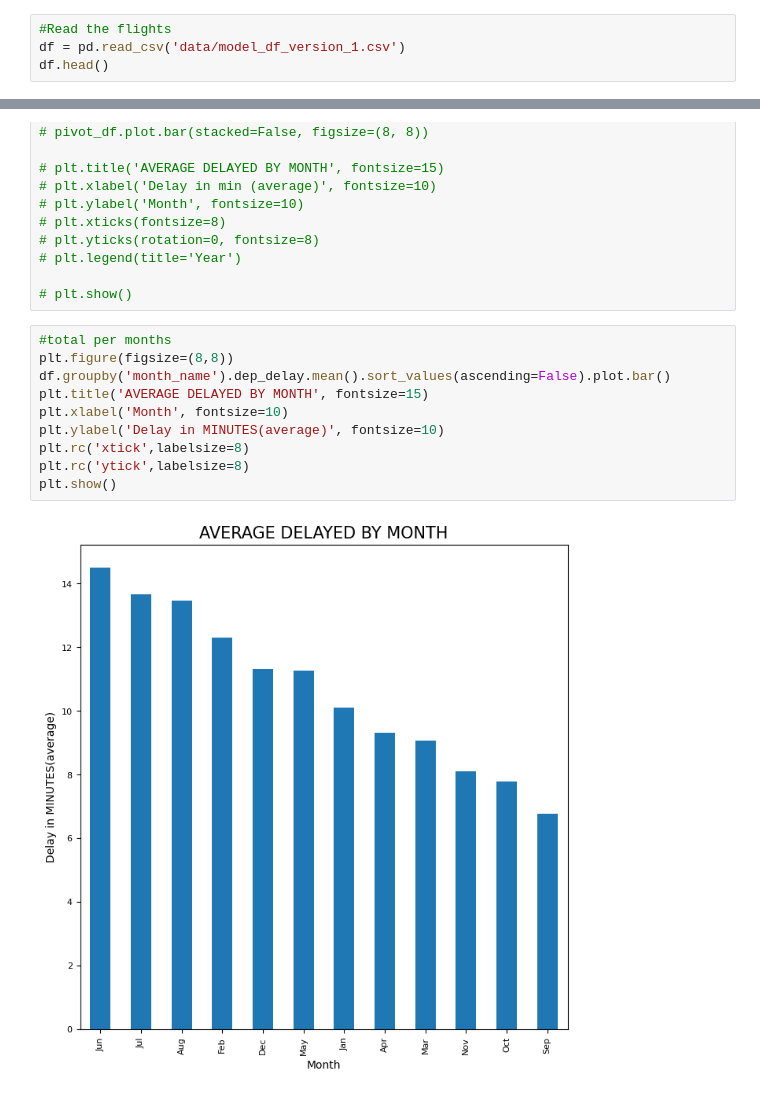
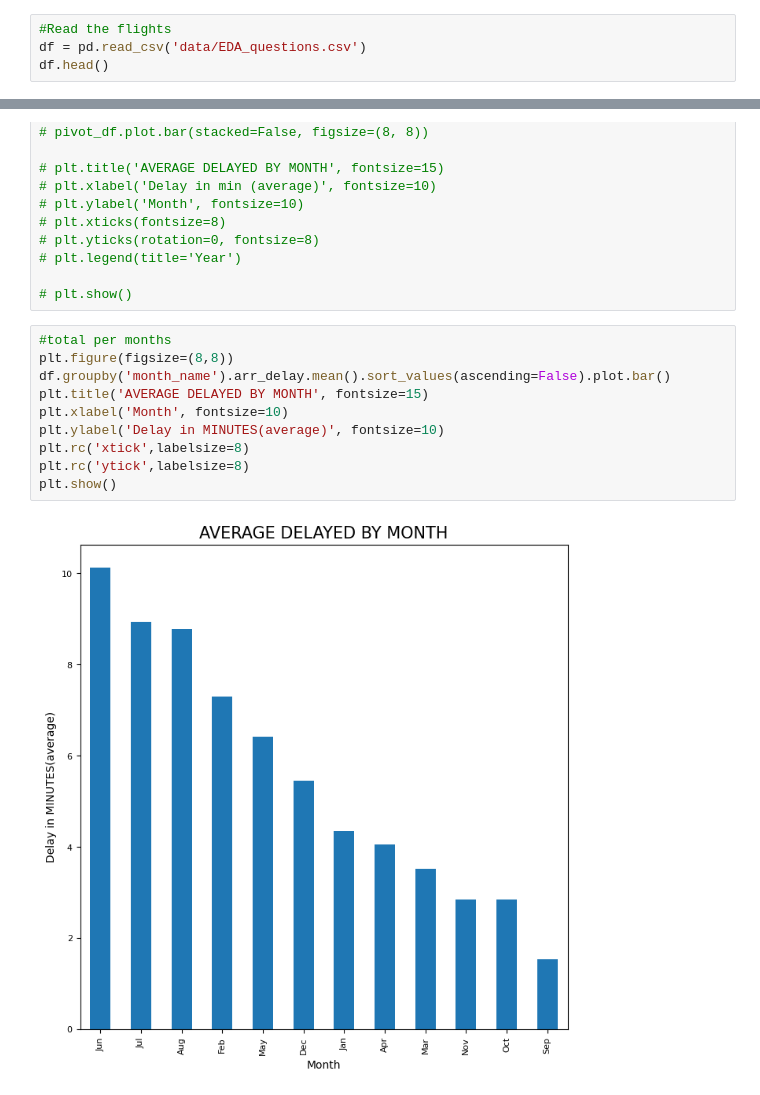
Before and after one commit to ucheokechukwu/-Airflight-Delays-Classification-and-Regression-Machine-Learning, a Jupyter notebook: EDA_questions/Task2.ipynb, the cells around one changed output, grey strips where cells are left out. Saved outputs shown, nothing was run; the diff lists cells and outputs as text.

```diff
--- a/EDA_questions/Task2.ipynb
+++ b/EDA_questions/Task2.ipynb
@@ -6,6 +6,6 @@ import matplotlib.pyplot as plt
 import calendar
 # %%
 #Read the flights
-df = pd.read_csv('data/model_df_version_1.csv')
+df = pd.read_csv('data/EDA_questions.csv')
 df.head()
 # %% [output]
@@ -90,12 +91,12 @@ plt.show()
 # %%
 #total per months
 plt.figure(figsize=(8,8))
-df.groupby('month_name').dep_delay.mean().sort_values(ascending=False).plot.bar()
+df.groupby('month_name').arr_delay.mean().sort_values(ascending=False).plot.bar()
 plt.title('AVERAGE DELAYED BY MONTH', fontsize=15)
 plt.xlabel('Month', fontsize=10)
 plt.ylabel('Delay in MINUTES(average)', fontsize=10)
 plt.rc('xtick',labelsize=8)
 plt.rc('ytick',labelsize=8)
 plt.show()
 # %% [output]
-[figure, old version]
+[figure, new version]
```
Also changed, not shown: parts of 7 cells of this notebook, 5 other files.
